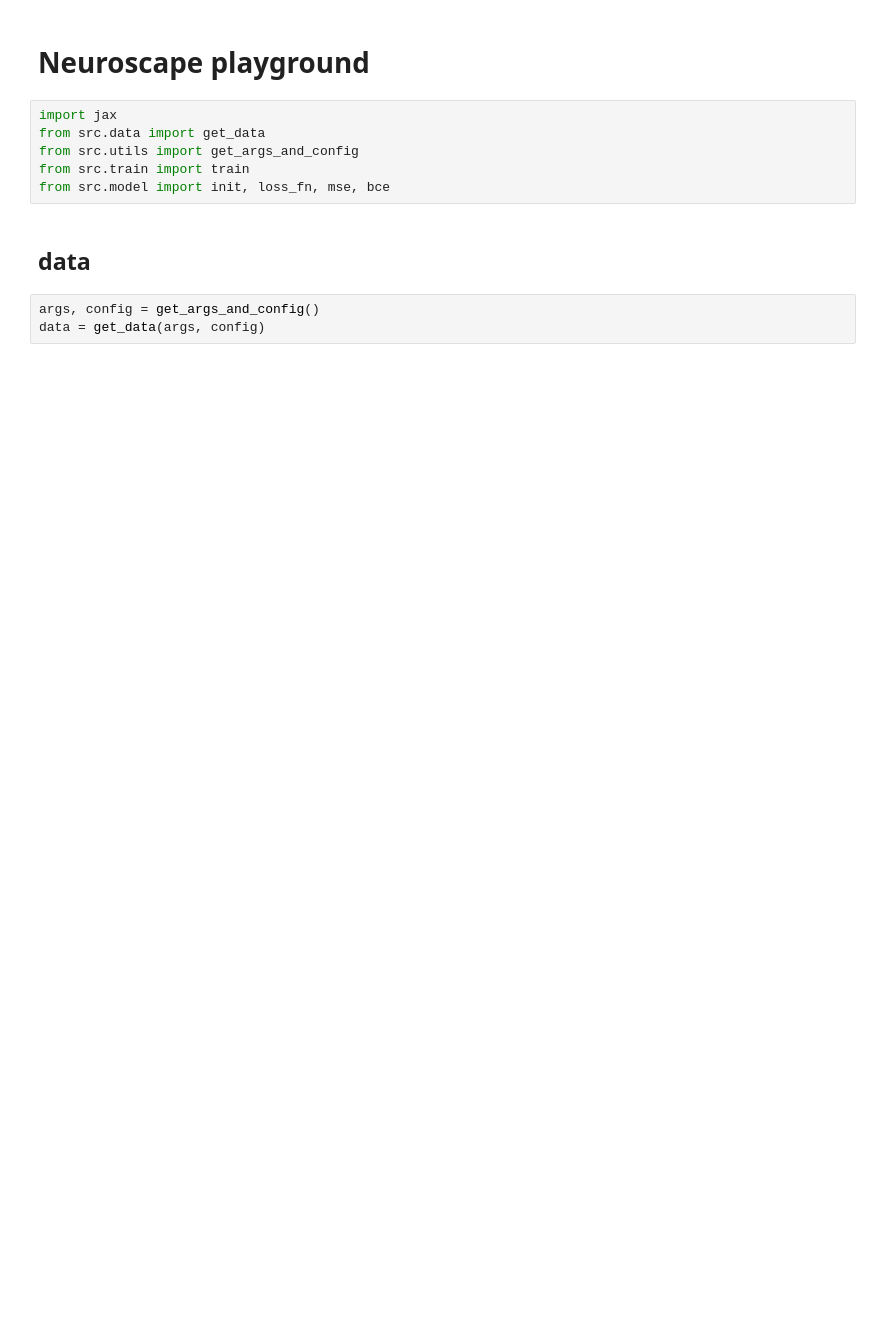
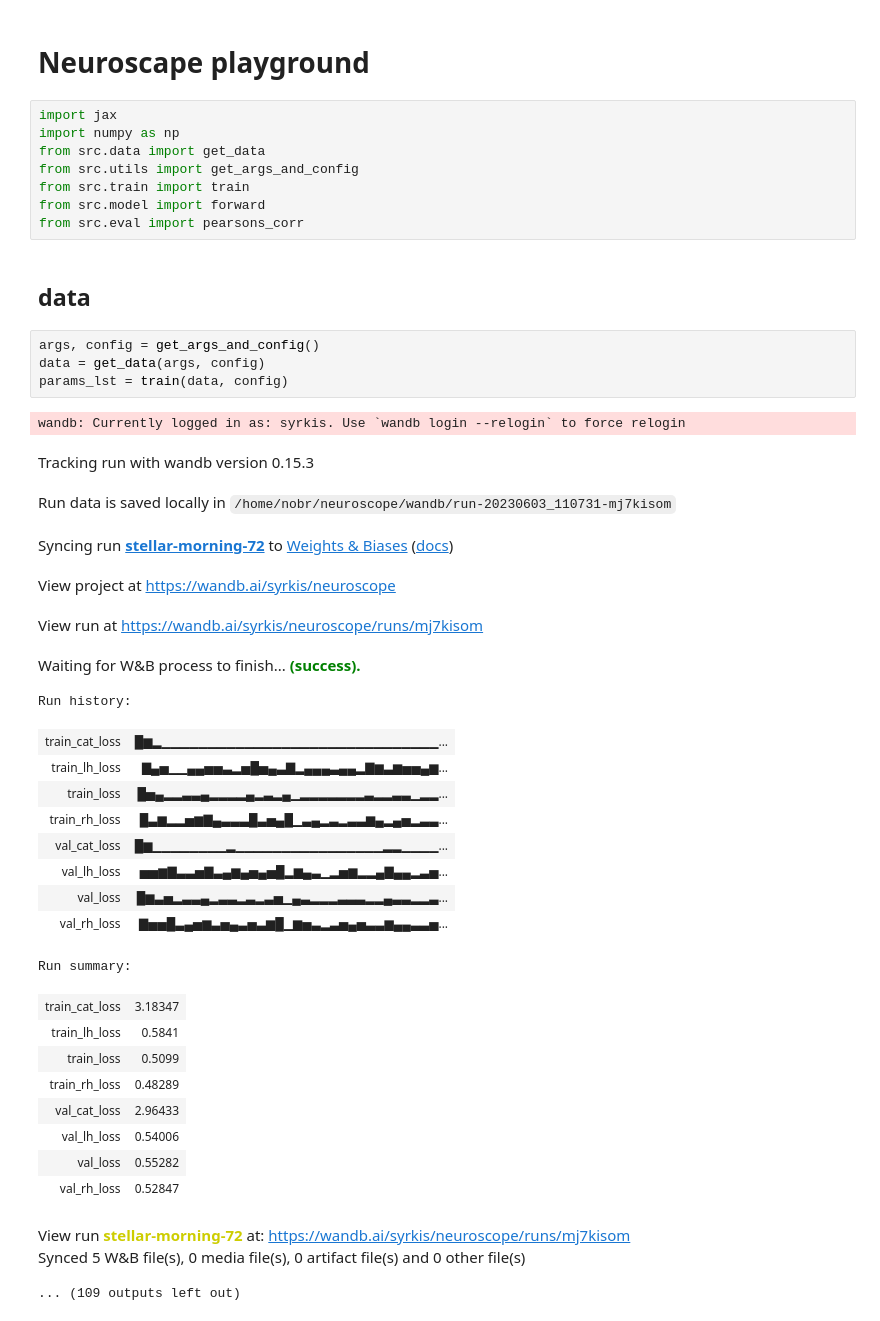
Before and after one commit to syrkis/neuroscope, a Jupyter notebook: notebooks/train.ipynb, the cells around one changed output. Drawn from its saved outputs; the diff is of its cells as text; blank space fills up the shorter version.

```diff
--- a/notebooks/train.ipynb
+++ b/notebooks/train.ipynb
@@ -2,12 +2,44 @@
 # Neuroscape playground
 # %%
 import jax
+import numpy as np
 from src.data import get_data
 from src.utils import get_args_and_config
 from src.train import train
-from src.model import init, loss_fn, mse, bce
+from src.model import forward
+from src.eval import pearsons_corr
 # %% [markdown]
 ## data
 # %%
 args, config = get_args_and_config()
 data = get_data(args, config)
+params_lst = train(data, config)
+# %% [output]
+wandb: Currently logged in as: syrkis. Use `wandb login --relogin` to force relogin
+Tracking run with wandb version 0.15.3
+Run data is saved locally in /home/nobr/neuroscope/wandb/run-20230603_110731-mj7kisom
+Syncing run stellar-morning-72 to Weights & Biases (docs)
+View project at https://wandb.ai/syrkis/neuroscope
+View run at https://wandb.ai/syrkis/neuroscope/runs/mj7kisom
+Waiting for W&B process to finish... (success).
+Run history:
+| train_cat_loss | █▆▂▁▁▁▁▁▁▁▁▁▁▁▁▁▁▁▁▁▁▁▁▁▁▁▁▁▁▁▁▁▁... |
+| train_lh_loss | ▇▄▅▁▁▄▄▅▅▃▂▅█▅▄▃▇▂▄▄▄▃▄▄▂▇▆▃▆▅▅▄▆... |
+| train_loss | █▅▄▂▂▃▃▄▂▂▂▂▄▂▃▂▄▁▂▂▂▂▂▂▂▃▂▂▃▃▁▂▂... |
+| train_rh_loss | █▃▆▂▂▅▆▇▄▃▃▃█▃▅▄█▁▃▄▂▃▂▃▃▆▄▂▄▅▂▃▃... |
+| val_cat_loss | █▆▁▁▁▁▁▁▁▁▂▁▁▁▁▁▁▁▁▁▁▁▁▁▁▁▁▂▂▁▁▁▁... |
+| val_lh_loss | ▅▅▆▇▃▃▅▇▃▄▆▄▅▄▅█▂▆▄▃▁▂▅▆▂▂▄▇▄▄▂▃▅... |
+| val_loss | █▆▃▅▂▃▃▄▂▃▃▂▃▂▃▅▁▄▃▂▂▂▃▃▃▂▂▄▃▃▂▂▃... |
+| val_rh_loss | ▇▅▅█▃▄▅▆▃▅▄▃▅▃▆█▁▆▅▃▂▃▅▄▅▃▃▆▄▄▃▃▅... |
+Run summary:
+| train_cat_loss | 3.18347 |
+| train_lh_loss | 0.5841 |
+| train_loss | 0.5099 |
+| train_rh_loss | 0.48289 |
+| val_cat_loss | 2.96433 |
+| val_lh_loss | 0.54006 |
+| val_loss | 0.55282 |
+| val_rh_loss | 0.52847 |
+View run stellar-morning-72 at: https://wandb.ai/syrkis/neuroscope/runs/mj7kisom
+Synced 5 W&B file(s), 0 media file(s), 0 artifact file(s) and 0 other file(s)
+... (109 outputs left out)
```
Also changed, not shown: parts of 2 cells of this notebook, 10 other files.
